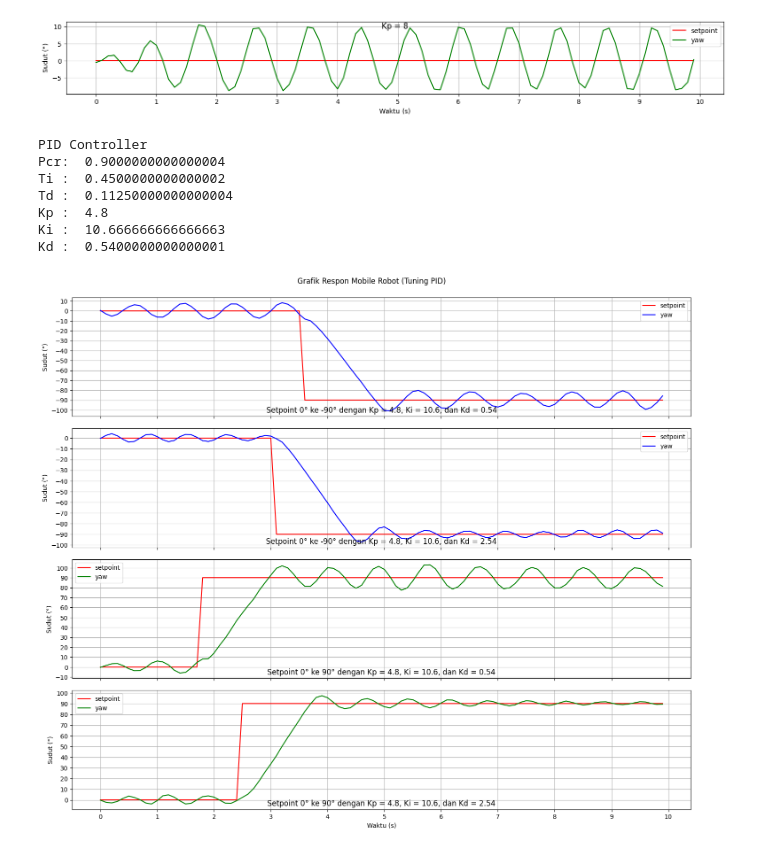
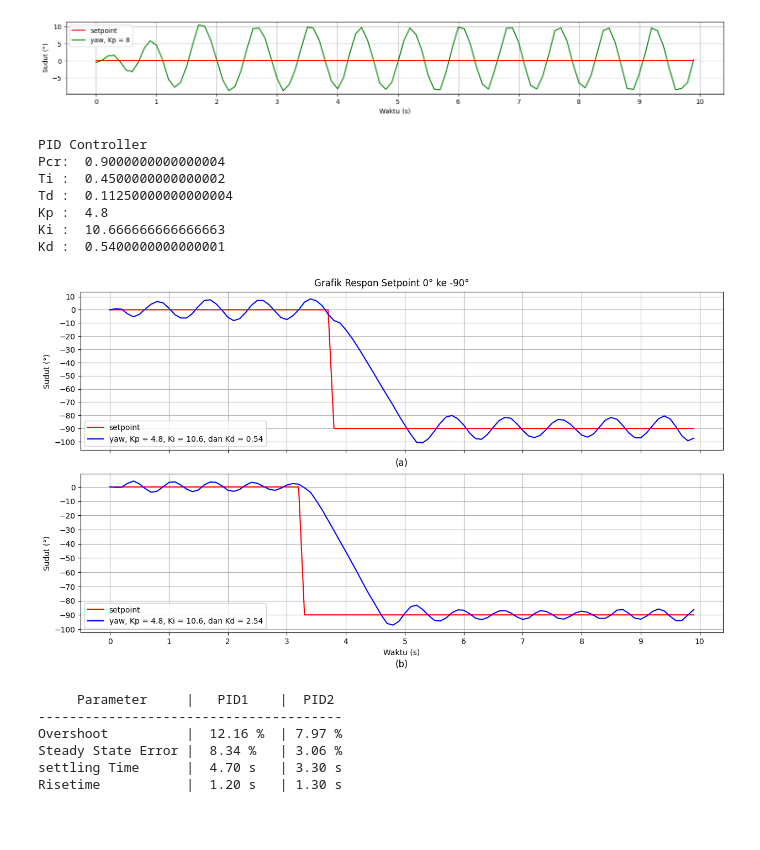
Before and after one commit to faizdaffa/Fuzzy-PID-Avoidance-Obstacle, a Jupyter notebook: doc/plot.ipynb, the cells around one changed output. Drawn from its saved outputs; the diff is of its cells as text; code cells hidden in the pictures; blank space fills up the shorter version.

```diff
--- a/doc/plot.ipynb
+++ b/doc/plot.ipynb
@@ -153,7 +148,6 @@ fig, axs = plt.subplots(figsize=(18,2), sharex=True, sharey=True)
 
 axs.plot(x, setpoints, linestyle='-', color='r')
 axs.plot(x, yaw_values8, linestyle='-', color='g')
-axs.set_title('Kp = 8',  y=1.08, pad=-20)
 axs.set_xlabel("Waktu (s)")
 axs.set_ylabel("Sudut (°)")
 
@@ -162,13 +156,13 @@ axs.xaxis.set_minor_locator(MultipleLocator(1))
 axs.yaxis.set_major_locator(MultipleLocator(5))
 axs.yaxis.set_minor_locator(MultipleLocator(5))
 # Adding legends
-axs.legend(['setpoint', 'yaw'])
+axs.legend(['setpoint', 'yaw, Kp = 8'], loc='upper left')
 
 # plt.xticks(x)
 axs.grid()
 plt.show()
 # %% [output]
-[figure, old version]
+[figure, new version]
 # %%
 Kcr = 8
 Pcr = (4.2 - 3.3) * 1
@@ -196,7 +190,7 @@ Kd :  0.5400000000000001
 # %%
 range_data = 100
 x = np.arange(0, range_data, 1)/10
-y_title = 0
+y_title = 0.88
 
 with open("kanan_pid.txt", "r") as file:
     next(file)
@@ -204,68 +198,65 @@ with open("kanan_pid.txt", "r") as file:
 with open("kanan_pid22.txt", "r") as file:
     next(file)
     dataKanan2 = [next(file) for _ in range(range_data)]
-with open("kiri_pid.txt", "r") as file:
-    next(file)
-    dataKiri = [next(file) for _ in range(range_data)]
-with open("kiri_pid22.txt", "r") as file:
-    next(file)
-    dataKiri2 = [next(file) for _ in range(range_data)]
+
 
 # Extracting setpoint and yaw values from the data
 setpointsR   = [float(line.split(',')[0]) for line in dataKanan]
 yaw_valuesR  = [float(line.split(',')[1]) for line in dataKanan]
 setpointsR2  = [float(line.split(',')[0]) for line in dataKanan2]
 yaw_valuesR2 = [float(line.split(',')[1]) for line in dataKanan2]
-setpointsL   = [float(line.split(',')[0]) for line in dataKiri]
-yaw_valuesL  = [float(line.split(',')[1]) for line in dataKiri]
-setpointsL2  = [float(line.split(',')[0]) for line in dataKiri2]
-yaw_valuesL2 = [float(line.split(',')[1]) for line in dataKiri2]
 
-fig, axs = plt.subplots(4, figsize=(18,15), sharex=True)
-fig.suptitle('Grafik Respon Mobile Robot (Tuning PID)', y=0.91)
+fig, axs = plt.subplots(2, figsize=(15,8), sharex=True)
+fig.suptitle('Grafik Respon Setpoint 0° ke -90°', y=0.91)
 
 axs[0].plot(x, setpointsR, linestyle='-', color='r')
 axs[0].plot(x, yaw_valuesR, linestyle='-', color='b')
-axs[0].set_title('Setpoint 0° ke -90° dengan Kp = 4.8, Ki = 10.6, dan Kd = 0.54',  y=y_title)
+axs[0].set_title('(a)', y = -0.13)
 axs[0].set_ylabel("Sudut (°)")
 
 axs[1].plot(x, setpointsR2, linestyle='-', color='r')
 axs[1].plot(x, yaw_valuesR2, linestyle='-', color='b')
-axs[1].set_title('Setpoint 0° ke -90° dengan Kp = 4.8, Ki = 10.6, dan Kd = 2.54',  y=y_title)
+axs[1].set_title('(b)', y = -0.25)
 axs[1].set_ylabel("Sudut (°)")
 
-axs[2].plot(x, setpointsL, linestyle='-', color='r')
-axs[2].plot(x, yaw_valuesL, linestyle='-', color='g')
-axs[2].set_title('Setpoint 0° ke 90° dengan Kp = 4.8, Ki = 10.6, dan Kd = 0.54',  y=y_title)
-axs[2].set_ylabel("Sudut (°)")
-
-axs[3].plot(x, setpointsL2, linestyle='-', color='r')
-axs[3].plot(x, yaw_valuesL2, linestyle='-', color='g')
-axs[3].set_title('Setpoint 0° ke 90° dengan Kp = 4.8, Ki = 10.6, dan Kd = 2.54',  y=y_title)
-axs[3].set_ylabel("Sudut (°)")
-
-axs[3].xaxis.set_major_locator(MultipleLocator(1))
 axs[0].yaxis.set_major_locator(MultipleLocator(10))
 axs[0].yaxis.set_minor_locator(MultipleLocator(10))
 axs[1].yaxis.set_major_locator(MultipleLocator(10))
 axs[1].yaxis.set_minor_locator(MultipleLocator(10))
-axs[2].yaxis.set_major_locator(MultipleLocator(10))
-axs[2].yaxis.set_minor_locator(MultipleLocator(10))
-axs[3].yaxis.set_major_locator(MultipleLocator(10))
-axs[3].yaxis.set_minor_locator(MultipleLocator(10))
+axs[1].xaxis.set_major_locator(MultipleLocator(1))
 # Adding legends
-axs[0].legend(['setpoint', 'yaw'])
-axs[1].legend(['setpoint', 'yaw'])
-axs[2].legend(['setpoint', 'yaw'])
-axs[3].legend(['setpoint', 'yaw'])
+axs[0].legend(['setpoint', 'yaw, Kp = 4.8, Ki = 10.6, dan Kd = 0.54'], loc='lower left')
+axs[1].legend(['setpoint', 'yaw, Kp = 4.8, Ki = 10.6, dan Kd = 2.54'], loc='lower left')
 
 # plt.xticks(x)
 axs[0].grid()
 axs[1].grid()
-axs[2].grid()
-axs[3].grid()
-axs[3].set_xlabel("Waktu (s)")
-plt.subplots_adjust(hspace=0.1)
+axs[1].set_xlabel("Waktu (s)")
+plt.subplots_adjust(hspace=0.15)
 plt.show()
 # %% [output]
-[figure, old version]
+[figure, new version]
+# %%
+overshoot        = ((-100.94 - (-90.0)) / -90.0) * 100
+steadyStateError = -81.66 - (-90.00)
+settlingTime     = 8.5 - 3.8
+riseTime         = 5.0 - 3.8
+
+overshoot2        = ((-97.17 - (-90.0)) / -90.0) * 100
+steadyStateError2 = -86.94 - (-90.00)
+settlingTime2     = 6.6 - 3.3
+riseTime2         = 4.6 - 3.3
+
+print("     Parameter     |   PID1    |  PID2  ")
+print("---------------------------------------")
+print(f"Overshoot          |  {overshoot:.2f} %  | {overshoot2:.2f} %")
+print(f"Steady State Error |  {steadyStateError:.2f} %   | {steadyStateError2:.2f} %")
+print(f"settling Time      |  {settlingTime:.2f} s   | {settlingTime2:.2f} s")
+print(f"Risetime           |  {riseTime:.2f} s   | {riseTime2:.2f} s")
+# %% [output]
+     Parameter     |   PID1    |  PID2
+---------------------------------------
+Overshoot          |  12.16 %  | 7.97 %
+Steady State Error |  8.34 %   | 3.06 %
+settling Time      |  4.70 s   | 3.30 s
+Risetime           |  1.20 s   | 1.30 s
```
Also changed, not shown: parts of 10 cells of this notebook, 12 other files.
